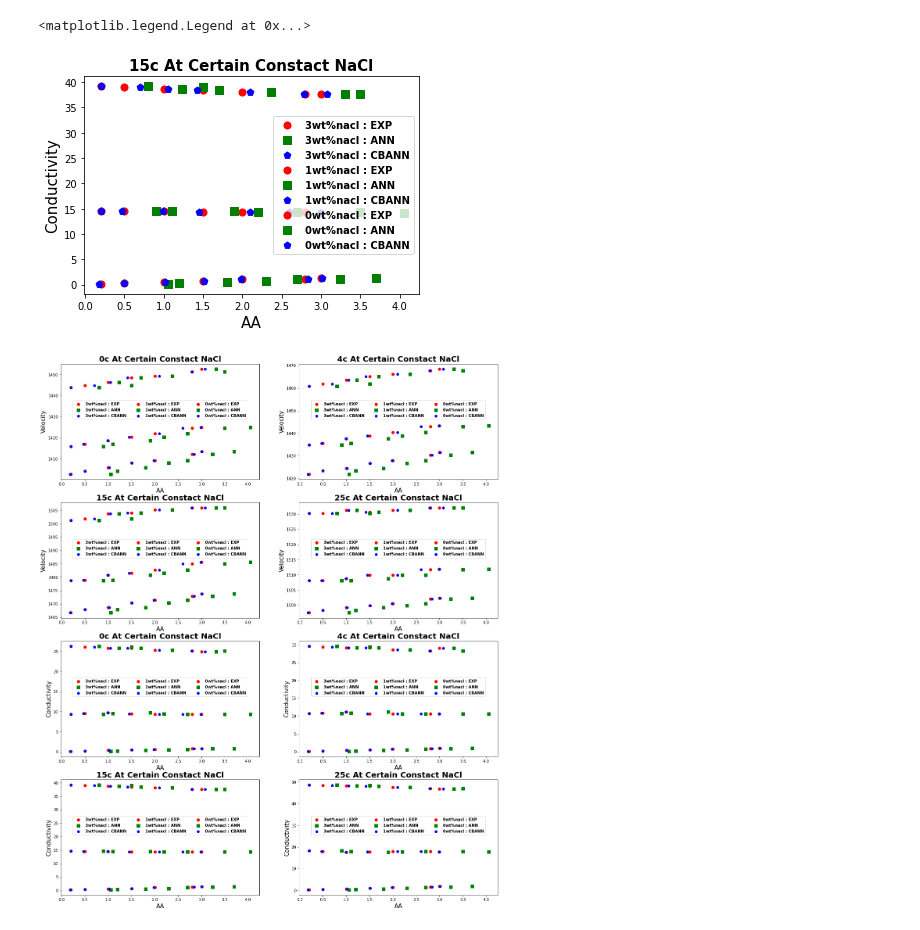
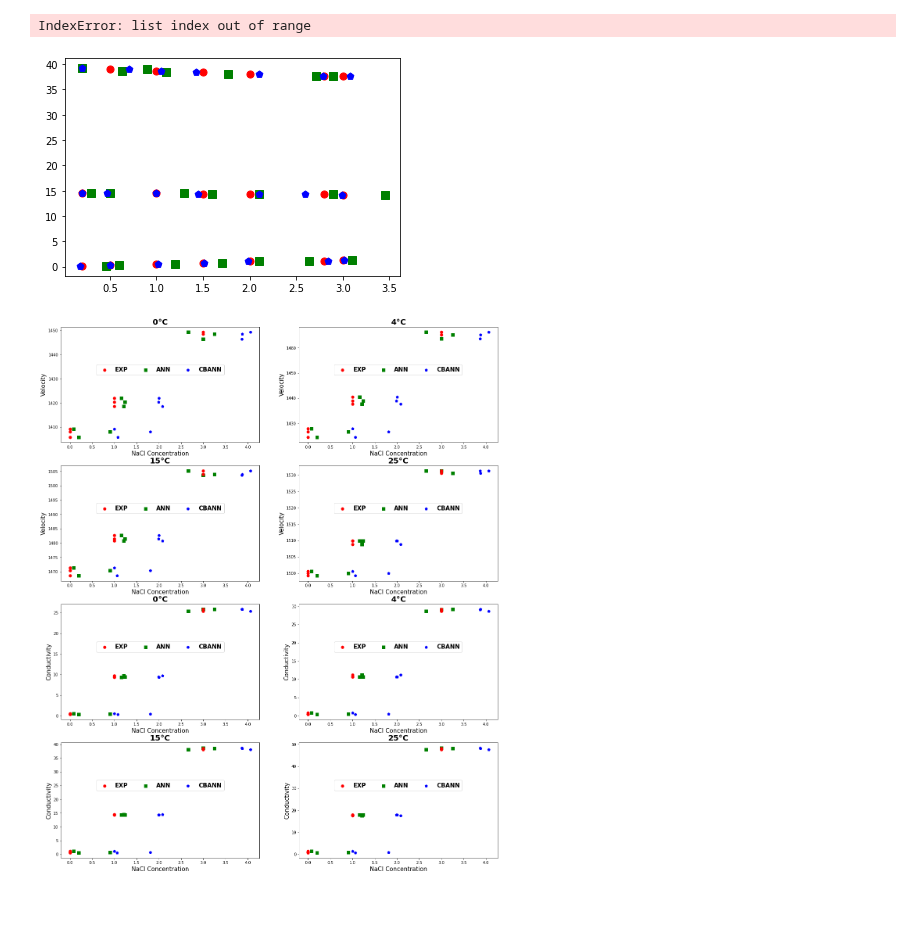
Before and after one commit to sylvas-j/ML, a Jupyter notebook: Tensorflow_works/hydrateSafetyMargin-ConductivityAcoustic-handcrafted_2.ipynb, the cells around one changed output. Saved outputs shown, nothing was run; the diff lists cells and outputs as text; code cells hidden in the pictures; blank space fills up the shorter version.

```diff
--- a/Tensorflow_works/hydrateSafetyMargin-ConductivityAcoustic-handcrafted_2.ipynb
+++ b/Tensorflow_works/hydrateSafetyMargin-ConductivityAcoustic-handcrafted_2.ipynb
@@ -142,36 +242,40 @@ plt.scatter(aaNoT_15['aa'].where(aaNoT_15['nacl'] == 1).dropna(), aaNoT_15['cond
 plt.scatter(aaNoT_15['aa1'].where(aaNoT_15['nacl'] == 1).dropna(), aaNoT_15['conductivity'
 ].where(aaNoT_15['nacl'] == 1).dropna(),
          label =str('1')+'wt%'+str('nacl')+ ' : ANN', c='green', s=50, marker='s')
 
 plt.scatter(aaNoT_15['aa2'].where(aaNoT_15['nacl'] == 1).dropna(), aaNoT_15['conductivity'
 ].where(aaNoT_15['nacl'] == 1).dropna(),
          label =str('1')+'wt%'+str('nacl')+ ' : CBANN', c='blue', s=50, marker='p')
 
 # testing this
 # plt.plot(aaNoT_15['aa'].where(aaNoT_15['nacl'] == 1).dropna(), aaNoT_15['conductivity'
 # ].where(aaNoT_15['nacl'] == 1).dropna(),
 #          'g-',linewidth=1, label =str('1')+'wt%'+str('nacl')+ ' : EXP')
 
 
 plt.scatter(aaNoT_15['aa'].where(aaNoT_15['nacl'] == 0).dropna(), aaNoT_15['conductivity'
 ].where(aaNoT_15['nacl'] == 0).dropna(),
          label =str('0')+'wt%'+str('nacl')+ ' : EXP', c='red', s=50)
 
 plt.scatter(aaNoT_15['aa1'].where(aaNoT_15['nacl'] == 0).dropna(), aaNoT_15['conductivity'
 ].where(aaNoT_15['nacl'] == 0).dropna(),
          label =str('0')+'wt%'+str('nacl')+ ' : ANN', c='green', s=50, marker='s')
 
 plt.scatter(aaNoT_15['aa2'].where(aaNoT_15['nacl'] == 0).dropna(), aaNoT_15['conductivity'
 ].where(aaNoT_15['nacl'] == 0).dropna(),
          label =str('0')+'wt%'+str('nacl')+ ' : CBANN', c='blue', s=50, marker='p')
 
+# labelLines(plt.gca().get_lines(), align=False, color="k")
+labelLines(plt.gca().get_lines(), zorder=2.5)
+
+
 plt.title(title, fontweight='bold',fontsize=15)
 plt.xlabel(xlab,fontsize=15)
 plt.ylabel(ylab,fontsize=15)
-plt.legend(prop=legend_prop)
+# plt.legend(prop=legend_prop)
 # %% [output]
-<matplotlib.legend.Legend at 0x...>
+IndexError: list index out of range
-[figure, old version]
+[figure, new version]
 # %%
 def hydrateScatterPlot(df,x,x1,x2,y,c,title,xlab,ylab,cv1,cv2,cv3):
 
@@ -215,16 +320,16 @@ vert = ['aa','aa1','aa2']
 dataset = [aaZeroNoT,aaNoT_4,aaNoT_15,aaNoT_25]
 for i in range(4):
     plt.subplot(4,2,j)
-    hydrateScatterPlot(dataset[i],'aa','aa1','aa2','velocity','nacl',tempt[i]+'c At Certain Constact NaCl'
-                 ,'AA','Velocity',3,1,0)
+    hydrateScatterPlot(dataset[i],'nacl','nacl1','nacl2','velocity','aa',tempt[i]+'\u00B0C'
+                 ,'NaCl Concentration','Velocity',1,1.5,2)
     j = j + 1
 
 # FOR CONDUCTIVITY
 j = 5
 for i in range(4):
     plt.subplot(4,2,j)
-    hydrateScatterPlot(dataset[i],'aa','aa1','aa2','conductivity','nacl',tempt[i]+'c At Certain Constact NaCl'
-                 ,'AA','Conductivity',3,1,0)
+    hydrateScatterPlot(dataset[i],'nacl','nacl1','nacl2','conductivity','aa',tempt[i]+'\u00B0C'
+                 ,'NaCl Concentration','Conductivity',1,1.5,2)
     j = j + 1
 # %% [output]
-[figure, old version]
+[figure, new version]
```
Also changed, not shown: parts of 12 cells of this notebook, 4 other files.
